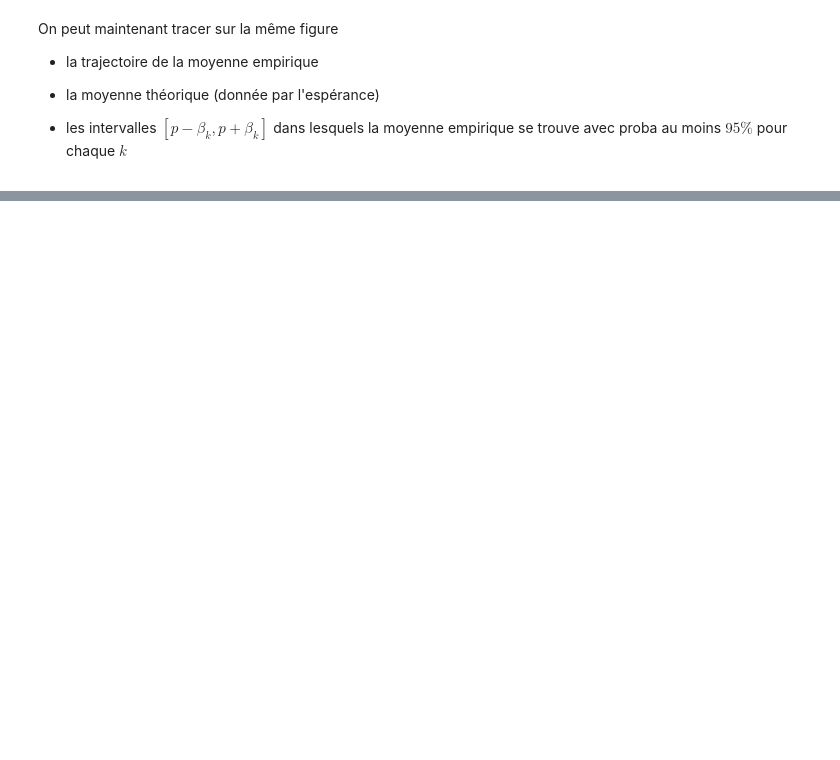
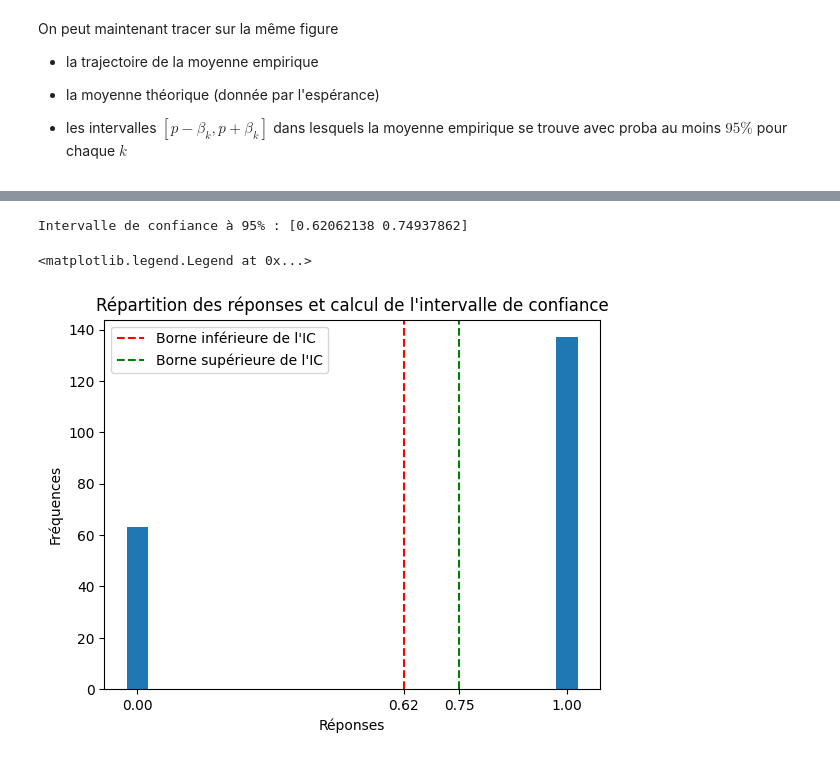
Before and after one commit to jtourniaire/git_code_L2, a Jupyter notebook: LGN.ipynb, the cells around one changed output, grey strips where cells are left out. Saved outputs shown, nothing was run; the diff lists cells and outputs as text; code cells hidden in the pictures; blank space fills up the shorter version.

```diff
--- a/LGN.ipynb
+++ b/LGN.ipynb
@@ -57,0 +210,26 @@ plt.show()
+# %%
+sigma_n = np.sqrt(moyenne * (1 - moyenne))  # Estimation de l'écart-type
+z = 1.96  # Valeur critique pour un intervalle de confiance à 95%
+I = np.array([moyenne - z * sigma_n / np.sqrt(n), moyenne + z * sigma_n / np.sqrt(n)])
+
+print("Intervalle de confiance à 95% :", I)
+# %% [output]
+Intervalle de confiance à 95% : [0.62062138 0.74937862]
+# %%
+plt.bar(valeurs, nb, width=0.05)
+xl=np.zeros(len(valeurs)+2)
+xl[0]=valeurs[0]
+xl[1]=valeurs[1]
+xl[2]=I[0]
+xl[3]=I[1]
+plt.xticks(xl)
+plt.xlabel("Réponses")
+plt.ylabel("Fréquences")
+plt.title("Répartition des réponses et calcul de l'intervalle de confiance")
+
+plt.axvline(x=I[0], color='r', linestyle='--', label="Borne inférieure de l'IC")
+plt.axvline(x=I[1], color='g', linestyle='--', label="Borne supérieure de l'IC")
+plt.legend()
+# %% [output]
+<matplotlib.legend.Legend at 0x...>
+[figure, added]
```
Also changed, not shown: parts of 18 cells of this notebook.
